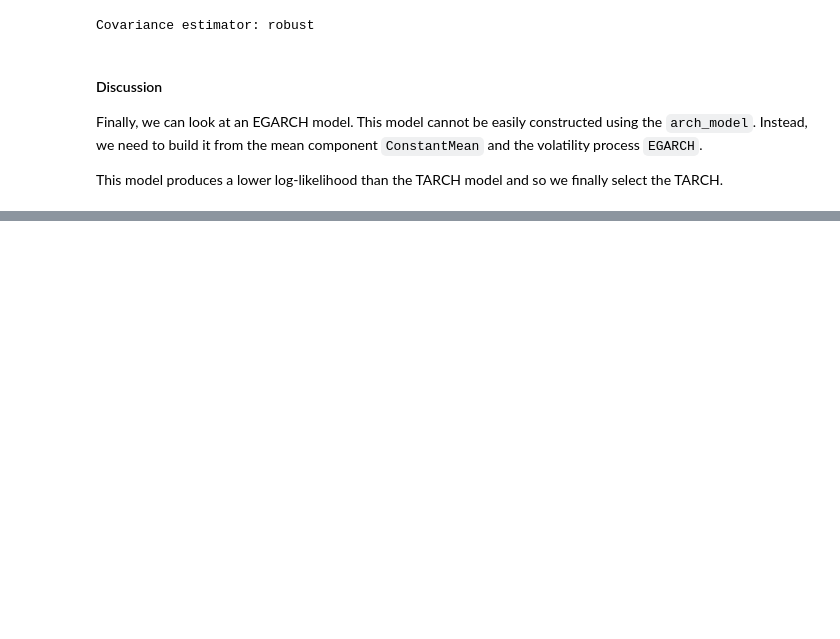
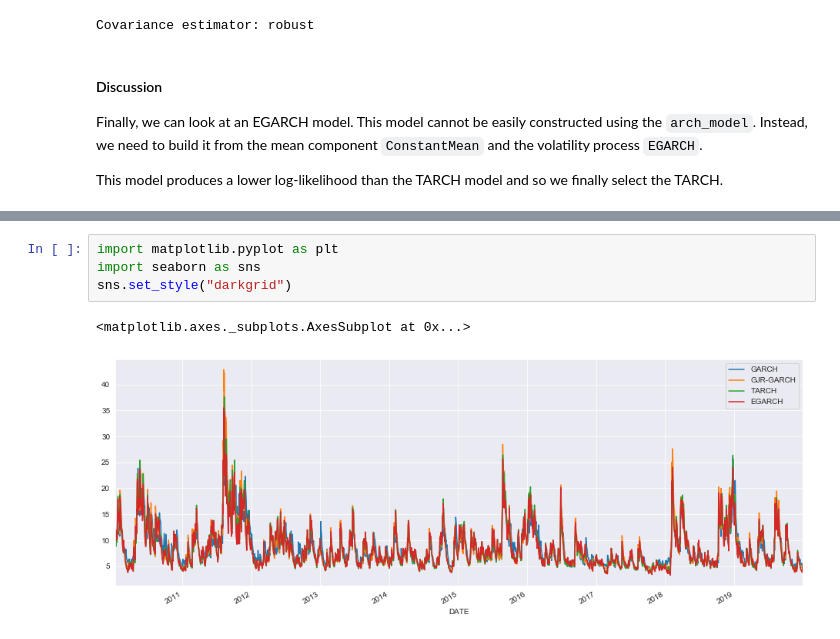
Before and after one commit to bashtage/python-introduction, a Jupyter notebook: solutions/winter/arch-model-selection.ipynb, the cells around one changed output, grey strips where cells are left out. Drawn from its saved outputs; the diff is of its cells as text; blank space fills up the shorter version.

```diff
--- a/solutions/winter/arch-model-selection.ipynb
+++ b/solutions/winter/arch-model-selection.ipynb
@@ -254,3 +257,10 @@ Volatility Model
 | gamma[1] | -0.2210 | 2.374e-02 | -9.310 | 1.278e-20 | [ -0.268, -0.174] |
 | beta[1] | 0.9438 | 8.775e-03 | 107.551 | 0.000 | [ 0.927, 0.961] |
 Covariance estimator: robust
+# %%
+import matplotlib.pyplot as plt
+import seaborn as sns
+sns.set_style("darkgrid")
+# %% [output]
+<matplotlib.axes._subplots.AxesSubplot at 0x...>
+[figure, added]
```
Also changed, not shown: parts of 10 cells of this notebook, 3 other files.
